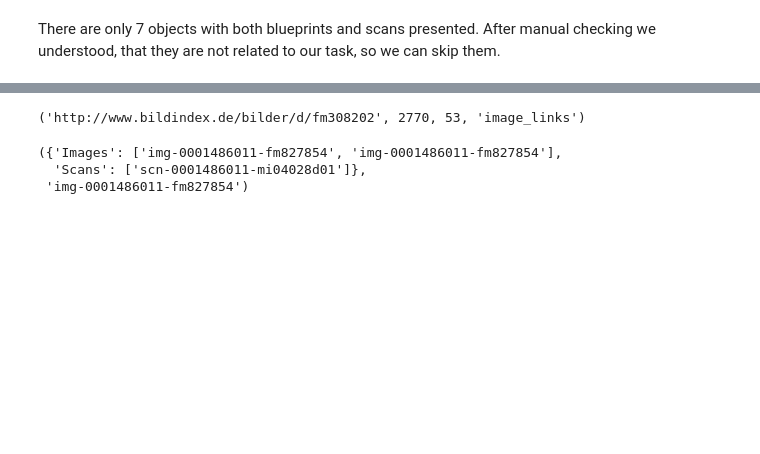
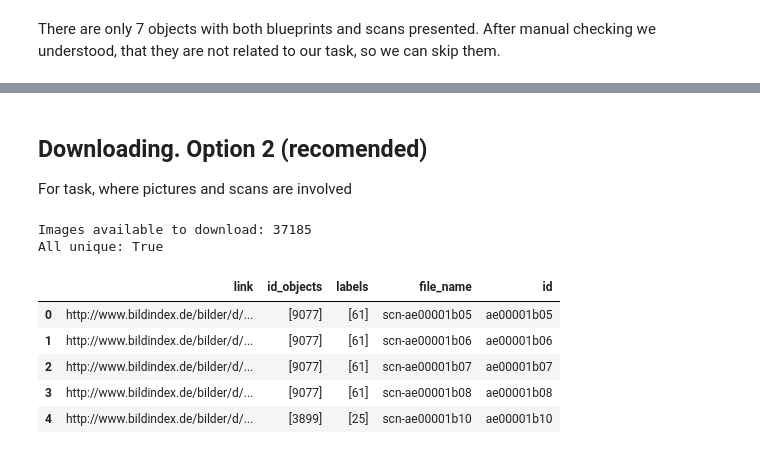
Before and after one commit to KvindtEva/Time-Machine-Marburg, a Jupyter notebook: image_downloading.ipynb, the cells around one changed output, grey strips where cells are left out. Drawn from its saved outputs; the diff is of its cells as text; code cells hidden in the pictures; blank space fills up the shorter version.

Commit message:
code changes 18.11 and MVP dataset

```diff
--- a/image_downloading.ipynb
+++ b/image_downloading.ipynb
@@ -0,0 +8,13 @@
+# %%
+file_name = 'datasets/dataset_CLEAN.csv'
+df = pd.read_csv(file_name, sep=';', encoding='utf-8')
+file_name = 'config/variables/blueprint_prefixes.txt'
+with open(file_name, 'r') as f:
+    blueprint_prefixes  = f.read().splitlines()
+
+file_name = 'datasets/dataset_MVP.csv'
+df_mvp = pd.read_csv(file_name, sep=';', encoding='utf-8')
+
+# # Takes ~20 seconds
+cc.strings_to_links(df_mvp, df_mvp.columns[1:3])
+cc.strings_to_links(df, df.columns[3:])
@@ -181,13 +183,23 @@ Error downloading image http://www.bildindex.de/bilder/d/STMP_II_13832_v of obje
 # %%
-pic = 'img-0001350498-fm308202'
-i,column,j = imgd.filename_to_object(df, pic)
-df.iloc[i][column][j], i, j, column
+# pic = 'img-0001350498-fm308202'
+# i,column,j = imgd.filename_to_object(df, pic)
+# df.iloc[i][column][j], i, j, column
-# %% [output]
-('http://www.bildindex.de/bilder/d/fm308202', 2770, 53, 'image_links')
 # %%
-i=1000
-imgd.object_to_filenames(df, i), imgd.link_to_filename(df.iloc[i].id_persistent, df.iloc[i].image_links[0], 'img')
+# i=1000
+# imgd.object_to_filenames(df, i), imgd.link_to_filename(df.iloc[i].id_persistent, df.iloc[i].image_links[0], 'img')
-# %% [output]
-({'Images': ['img-0001486011-fm827854', 'img-0001486011-fm827854'],
-  'Scans': ['scn-0001486011-mi04028d01']},
- 'img-0001486011-fm827854')
+# %% [markdown]
+## Downloading. Option 2 (recomended)
+For task, where pictures and scans are involved
+# %%
+print(f'Images available to download: {df_mvp.shape[0]}')
+print(f'All unique: {df_mvp.id.unique().shape[0]==df_mvp.shape[0]}')
+df_mvp.head()
+# %% [output]
+Images available to download: 37185
+All unique: True
+|  | link | id_objects | labels | file_name | id |
+| 0 | http://www.bildindex.de/bilder/d/... | [9077] | [61] | scn-ae00001b05 | ae00001b05 |
+| 1 | http://www.bildindex.de/bilder/d/... | [9077] | [61] | scn-ae00001b06 | ae00001b06 |
+| 2 | http://www.bildindex.de/bilder/d/... | [9077] | [61] | scn-ae00001b07 | ae00001b07 |
+| 3 | http://www.bildindex.de/bilder/d/... | [9077] | [61] | scn-ae00001b08 | ae00001b08 |
+| 4 | http://www.bildindex.de/bilder/d/... | [3899] | [25] | scn-ae00001b10 | ae00001b10 |
```
Also changed, not shown: parts of 23 cells of this notebook, 10 other files.
